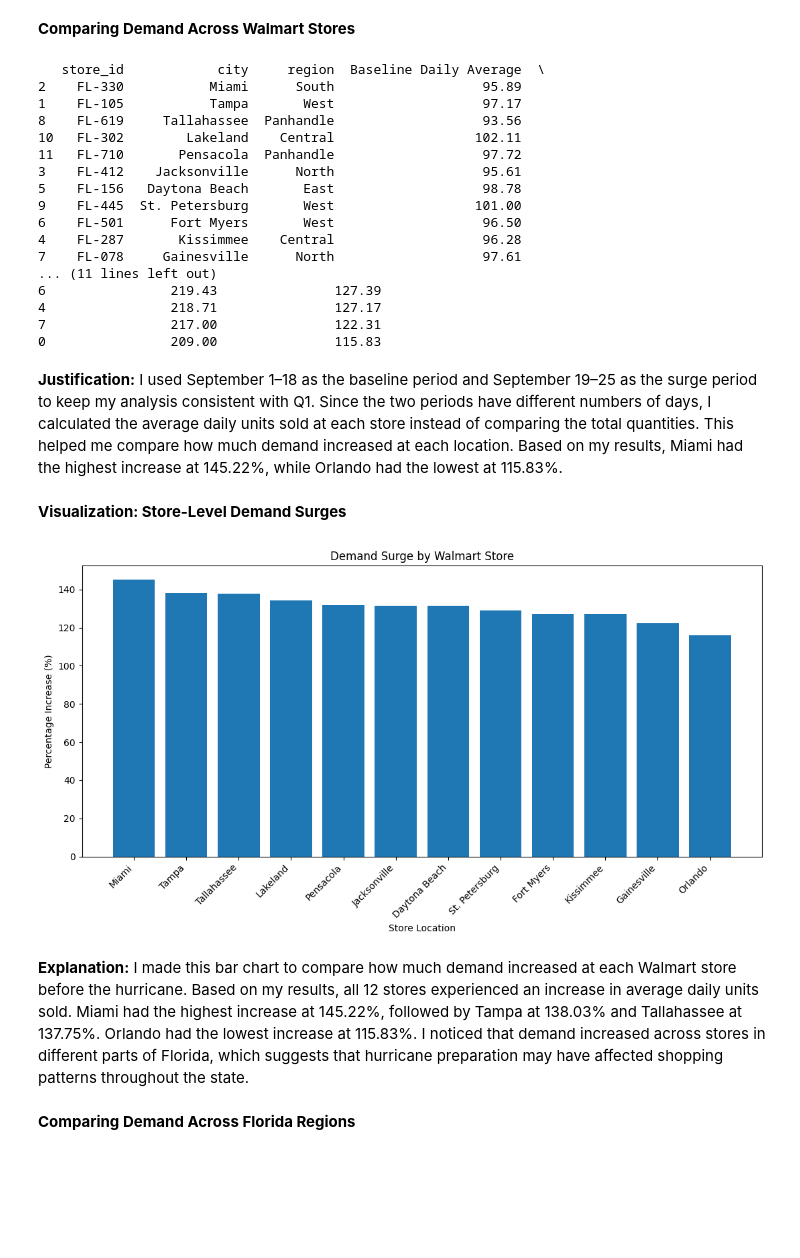
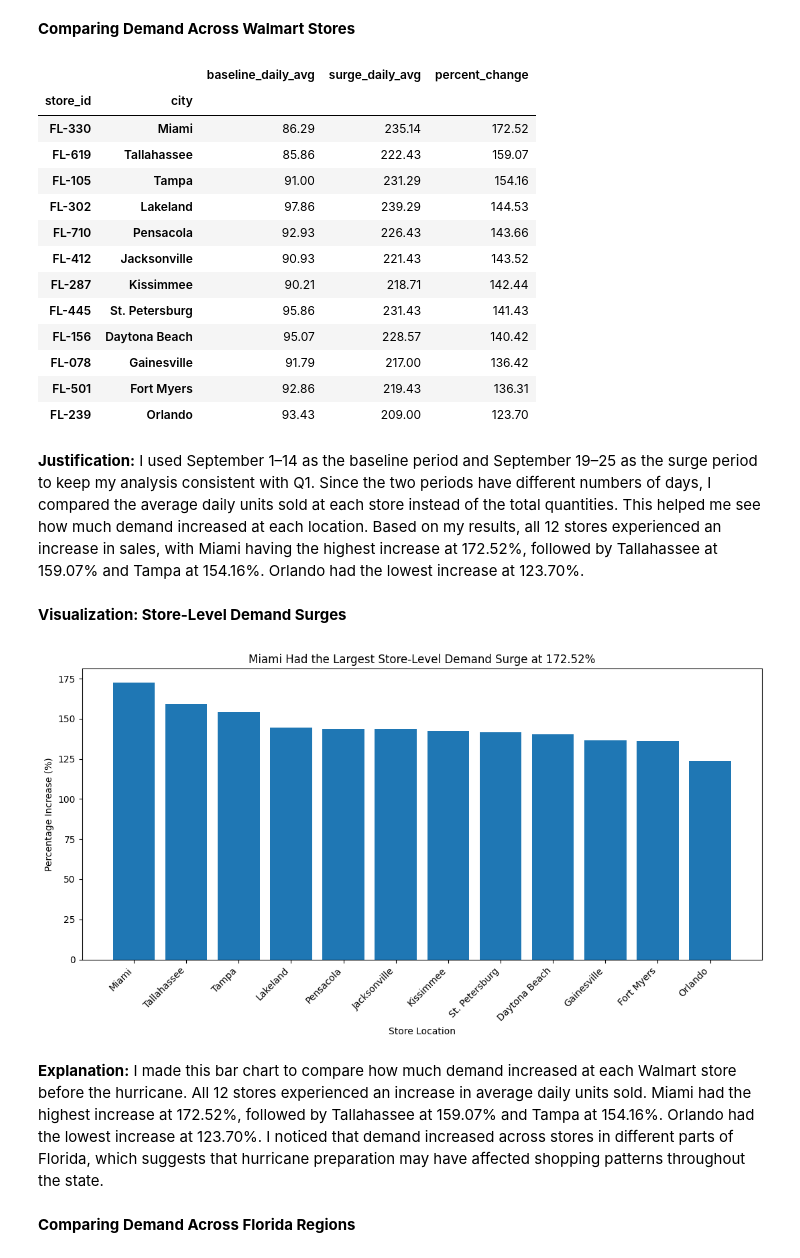
Before and after one commit to prabhnoor14/walmart-hurricane-project, a Jupyter notebook: notebooks/team_notebook.ipynb, the cells around one changed output. Drawn from its saved outputs; the diff is of its cells as text; code cells hidden in the pictures; blank space fills up the shorter version.

```diff
--- a/notebooks/team_notebook.ipynb
+++ b/notebooks/team_notebook.ipynb
@@ -1442,66 +1443,66 @@ Missing store locations: 0
 **Comparing Demand Across Walmart Stores**
 # %%
 q4_baseline = q4_data[
-    q4_data['transaction_date'].between('2024-09-01', '2024-09-18')
+    q4_data['transaction_date'].between('2024-09-01', '2024-09-14')
 ]
 
 q4_surge = q4_data[
     q4_data['transaction_date'].between('2024-09-19', '2024-09-25')
 ]
 
-q4_baseline_avg = q4_baseline.groupby('store_id')['quantity'].sum() / 18
-q4_surge_avg = q4_surge.groupby('store_id')['quantity'].sum() / 7
+baseline_store = q4_baseline.groupby(['store_id', 'city'])['quantity'].sum() / 14
+surge_store = q4_surge.groupby(['store_id', 'city'])['quantity'].sum() / 7
 
-q4_comparison = q4_stores[['store_id', 'city', 'region']].copy()
+q4_store_comparison = pd.DataFrame({
+    'baseline_daily_avg': baseline_store,
+    'surge_daily_avg': surge_store
+}).fillna(0)
 
-q4_comparison['Baseline Daily Average'] = q4_comparison['store_id'].map(q4_baseline_avg)
-q4_comparison['Surge Daily Average'] = q4_comparison['store_id'].map(q4_surge_avg)
+q4_store_comparison['percent_change'] = (
+    (q4_store_comparison['surge_daily_avg'] - q4_store_comparison['baseline_daily_avg'])
+    / q4_store_comparison['baseline_daily_avg'].replace(0, float('nan'))
+) * 100
 
-q4_comparison['Percentage Increase'] = (
-    (q4_comparison['Surge Daily Average'] - q4_comparison['Baseline Daily Average'])
-    / q4_comparison['Baseline Daily Average'] * 100
-)
+q4_store_comparison = q4_store_comparison.sort_values('percent_change', ascending=False)
 
-q4_comparison = q4_comparison.sort_values('Percentage Increase', ascending=False)
-
-print(q4_comparison.round(2))
+display(q4_store_comparison.round(2))
 # %% [output]
-   store_id            city     region  Baseline Daily Average  \
-2    FL-330           Miami      South                   95.89
-1    FL-105           Tampa       West                   97.17
-8    FL-619     Tallahassee  Panhandle                   93.56
-10   FL-302        Lakeland    Central                  102.11
-11   FL-710       Pensacola  Panhandle                   97.72
-3    FL-412    Jacksonville      North                   95.61
-5    FL-156   Daytona Beach       East                   98.78
-9    FL-445  St. Petersburg       West                  101.00
-6    FL-501      Fort Myers       West                   96.50
-4    FL-287       Kissimmee    Central                   96.28
-7    FL-078     Gainesville      North                   97.61
-... (11 lines left out)
-6                219.43               127.39
-4                218.71               127.17
-7                217.00               122.31
-0                209.00               115.83
+|  |  | baseline_daily_avg | surge_daily_avg | percent_change |
+| store_id | city |  |  |  |
+| FL-330 | Miami | 86.29 | 235.14 | 172.52 |
+| FL-619 | Tallahassee | 85.86 | 222.43 | 159.07 |
+| FL-105 | Tampa | 91.00 | 231.29 | 154.16 |
+| FL-302 | Lakeland | 97.86 | 239.29 | 144.53 |
+| FL-710 | Pensacola | 92.93 | 226.43 | 143.66 |
+| FL-412 | Jacksonville | 90.93 | 221.43 | 143.52 |
+| FL-287 | Kissimmee | 90.21 | 218.71 | 142.44 |
+| FL-445 | St. Petersburg | 95.86 | 231.43 | 141.43 |
+| FL-156 | Daytona Beach | 95.07 | 228.57 | 140.42 |
+| FL-078 | Gainesville | 91.79 | 217.00 | 136.42 |
+| FL-501 | Fort Myers | 92.86 | 219.43 | 136.31 |
+| FL-239 | Orlando | 93.43 | 209.00 | 123.70 |
 # %% [markdown]
-**Justification:** I used September 1–18 as the baseline period and September 19–25 as the surge period to keep my analysis consistent with Q1. Since the two periods have different numbers of days, I calculated the average daily units sold at each store instead of comparing the total quantities. This helped me compare how much demand increased at each location. Based on my results, Miami had the highest increase at 145.22%, while Orlando had the lowest at 115.83%.
+**Justification:** I used September 1–14 as the baseline period and September 19–25 as the surge period to keep my analysis consistent with Q1. Since the two periods have different numbers of days, I compared the average daily units sold at each store instead of the total quantities. This helped me see how much demand increased at each location. Based on my results, all 12 stores experienced an increase in sales, with Miami having the highest increase at 172.52%, followed by Tallahassee at 159.07% and Tampa at 154.16%. Orlando had the lowest increase at 123.70%.
 # %% [markdown]
 **Visualization: Store-Level Demand Surges**
 # %%
 plt.figure(figsize=(11, 6))
 
-plt.bar(q4_comparison['city'], q4_comparison['Percentage Increase'])
+plt.bar(
+    q4_store_comparison.index.get_level_values('city'),
+    q4_store_comparison['percent_change']
+)
 
-plt.title('Demand Surge by Walmart Store')
+plt.title('Miami Had the Largest Store-Level Demand Surge at 172.52%')
 plt.xlabel('Store Location')
 plt.ylabel('Percentage Increase (%)')
 plt.xticks(rotation=45, ha='right')
 plt.tight_layout()
 plt.show()
 # %% [output]
-[figure, old version]
+[figure, new version]
 # %% [markdown]
-**Explanation:** I made this bar chart to compare how much demand increased at each Walmart store before the hurricane. Based on my results, all 12 stores experienced an increase in average daily units sold. Miami had the highest increase at 145.22%, followed by Tampa at 138.03% and Tallahassee at 137.75%. Orlando had the lowest increase at 115.83%. I noticed that demand increased across stores in different parts of Florida, which suggests that hurricane preparation may have affected shopping patterns throughout the state.
+**Explanation:** I made this bar chart to compare how much demand increased at each Walmart store before the hurricane. All 12 stores experienced an increase in average daily units sold. Miami had the highest increase at 172.52%, followed by Tallahassee at 159.07% and Tampa at 154.16%. Orlando had the lowest increase at 123.70%. I noticed that demand increased across stores in different parts of Florida, which suggests that hurricane preparation may have affected shopping patterns throughout the state.
 # %% [markdown]
 **Comparing Demand Across Florida Regions**
 # %%
```
Also changed, not shown: parts of 23 cells of this notebook.
